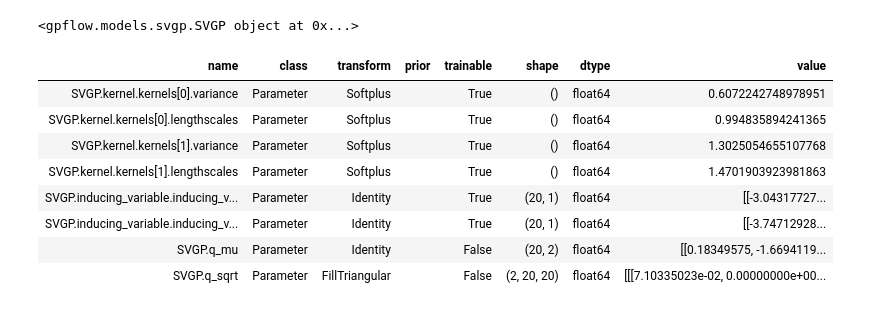
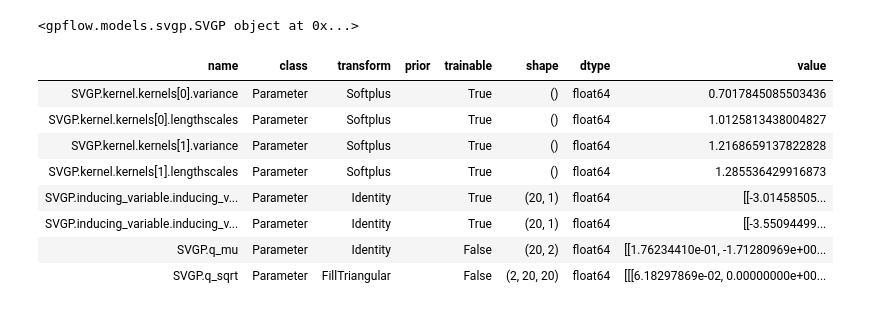
Before and after one commit to AshAswin/evidential_mcdo_adf_gp, a Jupyter notebook: GP_Regression_toydataset.ipynb, the cells around one changed output. Drawn from its saved outputs; the diff is of its cells as text; code cells hidden in the pictures.

```diff
--- a/GP_Regression_toydataset.ipynb
+++ b/GP_Regression_toydataset.ipynb
@@ -149,7 +266,7 @@ def optimisation_step():
     adam_opt.minimize(loss_fn, adam_vars)
 # %%
 #optimization loop
-epochs = 200
+epochs = 100
 log_freq = 20
 
 for epoch in range(1, epochs + 1):
@@ -179,10 +291,10 @@ Epoch 200 - Loss: -77.7692
 <gpflow.models.svgp.SVGP object at 0x...>
 | name | class | transform | prior | trainable | shape | dtype | value |
-| SVGP.kernel.kernels[0].variance | Parameter | Softplus |  | True | () | float64 | 0.6072242748978951 |
-| SVGP.kernel.kernels[0].lengthscales | Parameter | Softplus |  | True | () | float64 | 0.994835894241365 |
-| SVGP.kernel.kernels[1].variance | Parameter | Softplus |  | True | () | float64 | 1.3025054655107768 |
-| SVGP.kernel.kernels[1].lengthscales | Parameter | Softplus |  | True | () | float64 | 1.4701903923981863 |
-| SVGP.inducing_variable.inducing_v... | Parameter | Identity |  | True | (20, 1) | float64 | [[-3.04317727... |
-| SVGP.inducing_variable.inducing_v... | Parameter | Identity |  | True | (20, 1) | float64 | [[-3.74712928... |
-| SVGP.q_mu | Parameter | Identity |  | False | (20, 2) | float64 | [[0.18349575, -1.6694119... |
-| SVGP.q_sqrt | Parameter | FillTriangular |  | False | (2, 20, 20) | float64 | [[[7.10335023e-02, 0.00000000e+00... |
+| SVGP.kernel.kernels[0].variance | Parameter | Softplus |  | True | () | float64 | 0.7017845085503436 |
+| SVGP.kernel.kernels[0].lengthscales | Parameter | Softplus |  | True | () | float64 | 1.0125813438004827 |
+| SVGP.kernel.kernels[1].variance | Parameter | Softplus |  | True | () | float64 | 1.2168659137822828 |
+| SVGP.kernel.kernels[1].lengthscales | Parameter | Softplus |  | True | () | float64 | 1.285536429916873 |
+| SVGP.inducing_variable.inducing_v... | Parameter | Identity |  | True | (20, 1) | float64 | [[-3.01458505... |
+| SVGP.inducing_variable.inducing_v... | Parameter | Identity |  | True | (20, 1) | float64 | [[-3.55094499... |
+| SVGP.q_mu | Parameter | Identity |  | False | (20, 2) | float64 | [[1.76234410e-01, -1.71280969e+00... |
+| SVGP.q_sqrt | Parameter | FillTriangular |  | False | (2, 20, 20) | float64 | [[[6.18297869e-02, 0.00000000e+00... |
```
Also changed, not shown: parts of 13 cells of this notebook.
